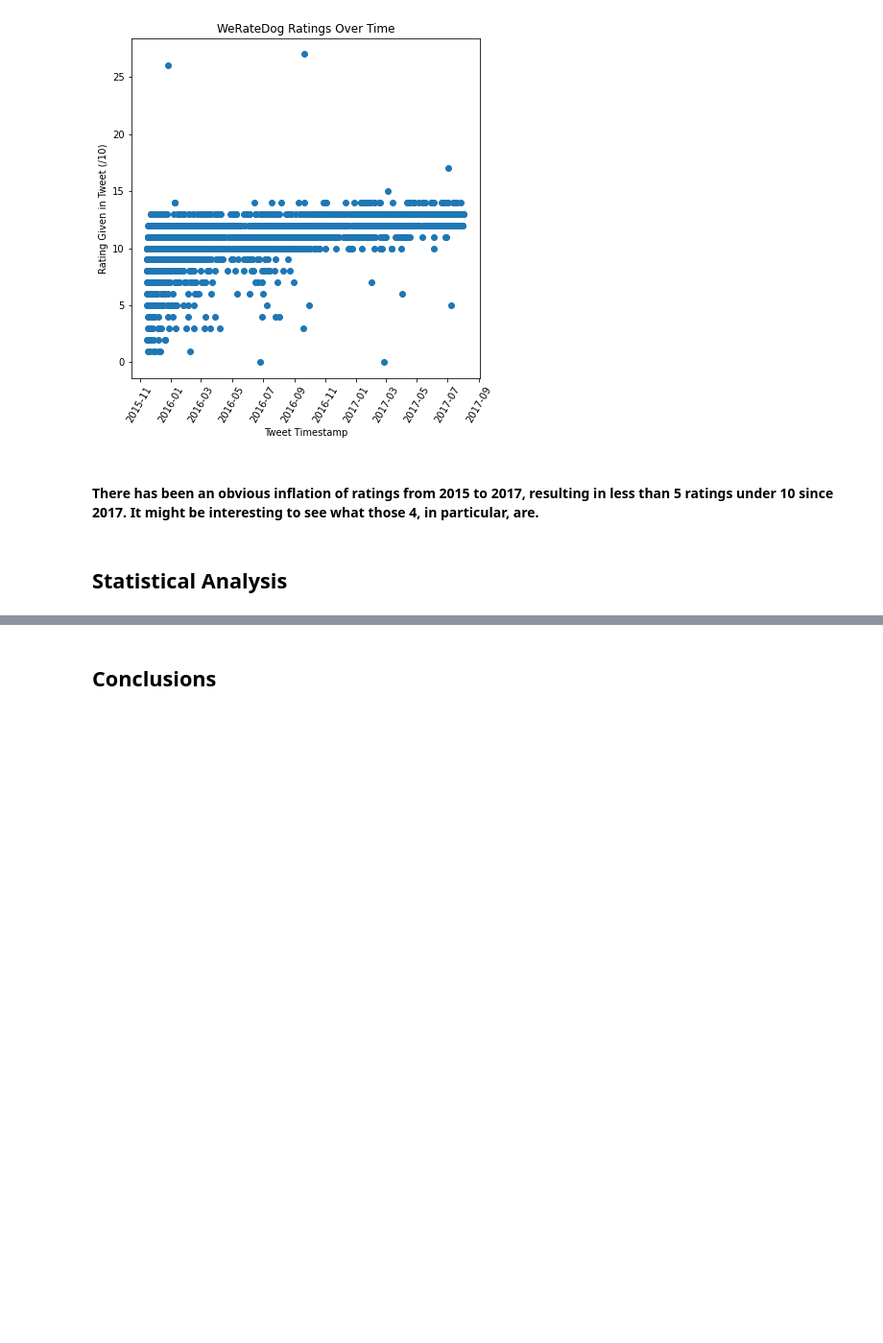
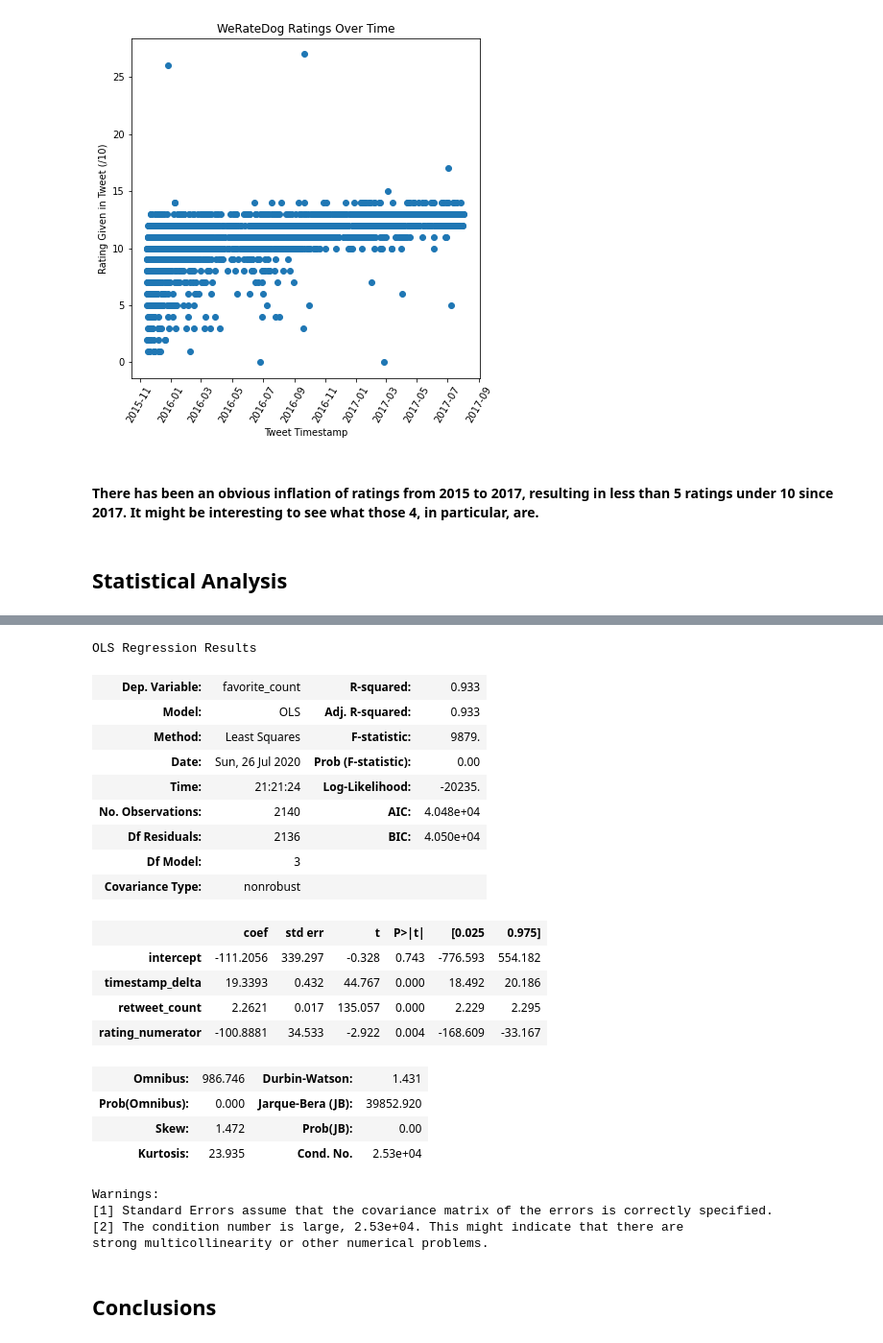
Before and after one commit to shwangelmer/udacityDANDproject5, a Jupyter notebook: wrangle_act.ipynb, the cells around one changed output, grey strips where cells are left out. Shown: that part at 96% size. Cells and saved outputs as stored; diff of their text form; code cells hidden in the pictures; blank space fills up the shorter version.

```diff
--- a/wrangle_act.ipynb
+++ b/wrangle_act.ipynb
@@ -564,3 +589,32 @@ plt.scatter(df_tweet.created_at, df_tweet.rating_numerator);
+# %%
+df_tweet['intercept'] = 1
+mod = sm.OLS(df_tweet.favorite_count, df_tweet[['intercept', 'timestamp_delta', 'retweet_count', 'rating_numerator']])
+result = mod.fit()
+result.summary()
+# %% [output]
+OLS Regression Results
+| Dep. Variable: | favorite_count | R-squared: | 0.933 |
+| Model: | OLS | Adj. R-squared: | 0.933 |
+| Method: | Least Squares | F-statistic: | 9879. |
+| Date: | Sun, 26 Jul 2020 | Prob (F-statistic): | 0.00 |
+| Time: | 21:21:24 | Log-Likelihood: | -20235. |
+| No. Observations: | 2140 | AIC: | 4.048e+04 |
+| Df Residuals: | 2136 | BIC: | 4.050e+04 |
+| Df Model: | 3 |  |  |
+| Covariance Type: | nonrobust |  |  |
+|  | coef | std err | t | P>|t| | [0.025 | 0.975] |
+| intercept | -111.2056 | 339.297 | -0.328 | 0.743 | -776.593 | 554.182 |
+| timestamp_delta | 19.3393 | 0.432 | 44.767 | 0.000 | 18.492 | 20.186 |
+| retweet_count | 2.2621 | 0.017 | 135.057 | 0.000 | 2.229 | 2.295 |
+| rating_numerator | -100.8881 | 34.533 | -2.922 | 0.004 | -168.609 | -33.167 |
+| Omnibus: | 986.746 | Durbin-Watson: | 1.431 |
+| Prob(Omnibus): | 0.000 | Jarque-Bera (JB): | 39852.920 |
+| Skew: | 1.472 | Prob(JB): | 0.00 |
+| Kurtosis: | 23.935 | Cond. No. | 2.53e+04 |
+Warnings:
+[1] Standard Errors assume that the covariance matrix of the errors is correctly specified.
+[2] The condition number is large, 2.53e+04. This might indicate that there are
+strong multicollinearity or other numerical problems.
 # %% [markdown]
 <a id='conclusions'></a>
 ## Conclusions
```
Also changed, not shown: parts of 8 cells of this notebook.
